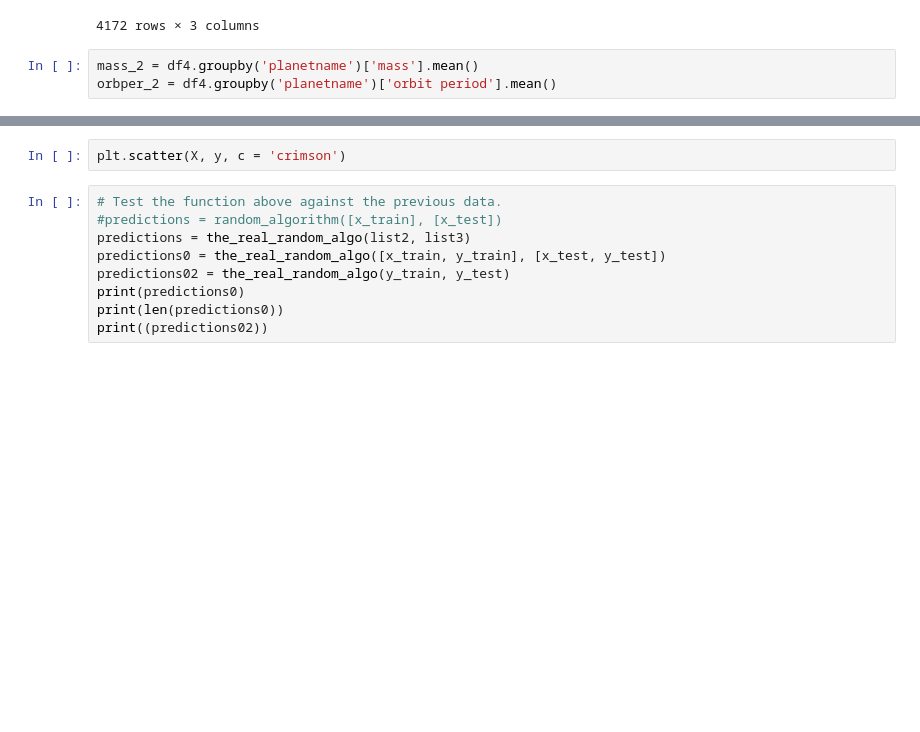
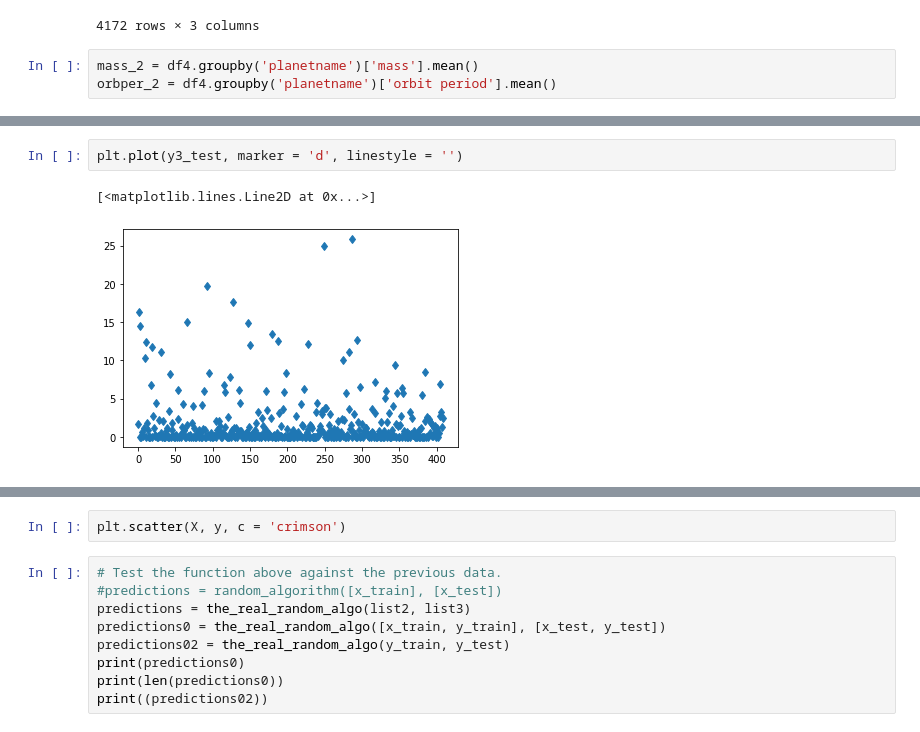
Before and after one commit to jbravo87/blog-projects, a Jupyter notebook: exoplanet_data_notebook.ipynb, the cells around one changed output, grey strips where cells are left out. Saved outputs shown, nothing was run; the diff lists cells and outputs as text; blank space fills up the shorter version.

```diff
--- a/exoplanet_data_notebook.ipynb
+++ b/exoplanet_data_notebook.ipynb
@@ -1225,0 +1312,5 @@ results_3
+# %%
+plt.plot(y3_test, marker = 'd', linestyle = '')
+# %% [output]
+[<matplotlib.lines.Line2D at 0x...>]
+[figure, added]
```
Also changed, not shown: parts of 89 cells of this notebook.
